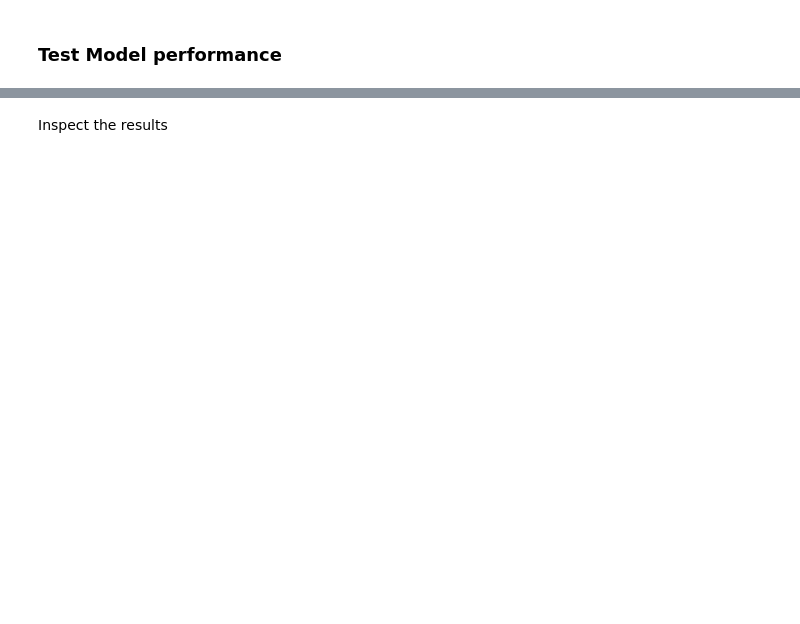
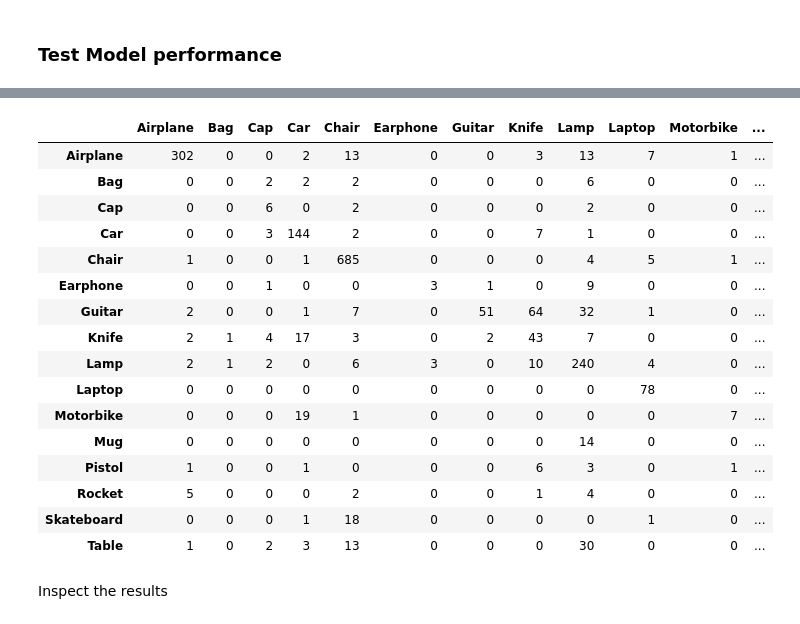
Before and after one commit to itberrios/3D, a Jupyter notebook: point_net/pointnet_cls.ipynb, the cells around one changed output, grey strips where cells are left out. Saved outputs shown, nothing was run; the diff lists cells and outputs as text; code cells hidden in the pictures; blank space fills up the shorter version.

```diff
--- a/point_net/pointnet_cls.ipynb
+++ b/point_net/pointnet_cls.ipynb
@@ -292,0 +350,11 @@ classifier.eval();
+# %%
+num_test_batch = int(np.ceil(len(test_dataset)/BATCH_SIZE ))
+
+with torch.no_grad():
+    epoch_loss, \
+    epoch_accuracy, \
+    epoch_mcc, \
+    total_test_targets, \
+    total_test_preds = train_test(classifier, test_dataloader,
+                              num_test_batch, epoch=1,
+                              split='test')
@@ -293,3 +364,29 @@ classifier.eval();
+# %%
+from sklearn.metrics import confusion_matrix
+
+test_confusion = pd.DataFrame(confusion_matrix(total_test_targets, total_test_preds),
+                              columns=list(CATEGORIES.keys()),
+                              index=list(CATEGORIES.keys()))
+
+test_confusion
+# %% [output]
+|  | Airplane | Bag | Cap | Car | Chair | Earphone | Guitar | Knife | Lamp | Laptop | Motorbike | ... |
+| Airplane | 302 | 0 | 0 | 2 | 13 | 0 | 0 | 3 | 13 | 7 | 1 | ... |
+| Bag | 0 | 0 | 2 | 2 | 2 | 0 | 0 | 0 | 6 | 0 | 0 | ... |
+| Cap | 0 | 0 | 6 | 0 | 2 | 0 | 0 | 0 | 2 | 0 | 0 | ... |
+| Car | 0 | 0 | 3 | 144 | 2 | 0 | 0 | 7 | 1 | 0 | 0 | ... |
+| Chair | 1 | 0 | 0 | 1 | 685 | 0 | 0 | 0 | 4 | 5 | 1 | ... |
+| Earphone | 0 | 0 | 1 | 0 | 0 | 3 | 1 | 0 | 9 | 0 | 0 | ... |
+| Guitar | 2 | 0 | 0 | 1 | 7 | 0 | 51 | 64 | 32 | 1 | 0 | ... |
+| Knife | 2 | 1 | 4 | 17 | 3 | 0 | 2 | 43 | 7 | 0 | 0 | ... |
+| Lamp | 2 | 1 | 2 | 0 | 6 | 3 | 0 | 10 | 240 | 4 | 0 | ... |
+| Laptop | 0 | 0 | 0 | 0 | 0 | 0 | 0 | 0 | 0 | 78 | 0 | ... |
+| Motorbike | 0 | 0 | 0 | 19 | 1 | 0 | 0 | 0 | 0 | 0 | 7 | ... |
+| Mug | 0 | 0 | 0 | 0 | 0 | 0 | 0 | 0 | 14 | 0 | 0 | ... |
+| Pistol | 1 | 0 | 0 | 1 | 0 | 0 | 0 | 6 | 3 | 0 | 1 | ... |
+| Rocket | 5 | 0 | 0 | 0 | 2 | 0 | 0 | 1 | 4 | 0 | 0 | ... |
+| Skateboard | 0 | 0 | 0 | 1 | 18 | 0 | 0 | 0 | 0 | 1 | 0 | ... |
+| Table | 1 | 0 | 2 | 3 | 13 | 0 | 0 | 0 | 30 | 0 | 0 | ... |
 # %%
 from random import randrange
 
```
Also changed, not shown: parts of 27 cells of this notebook, 21 other files.
